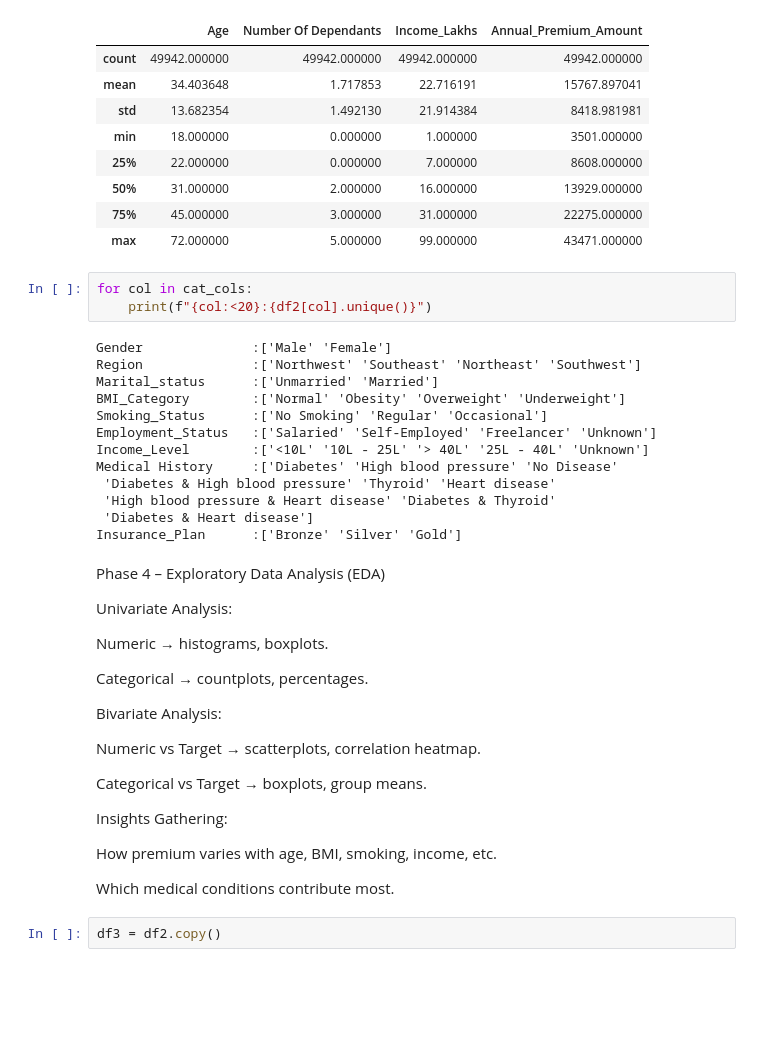
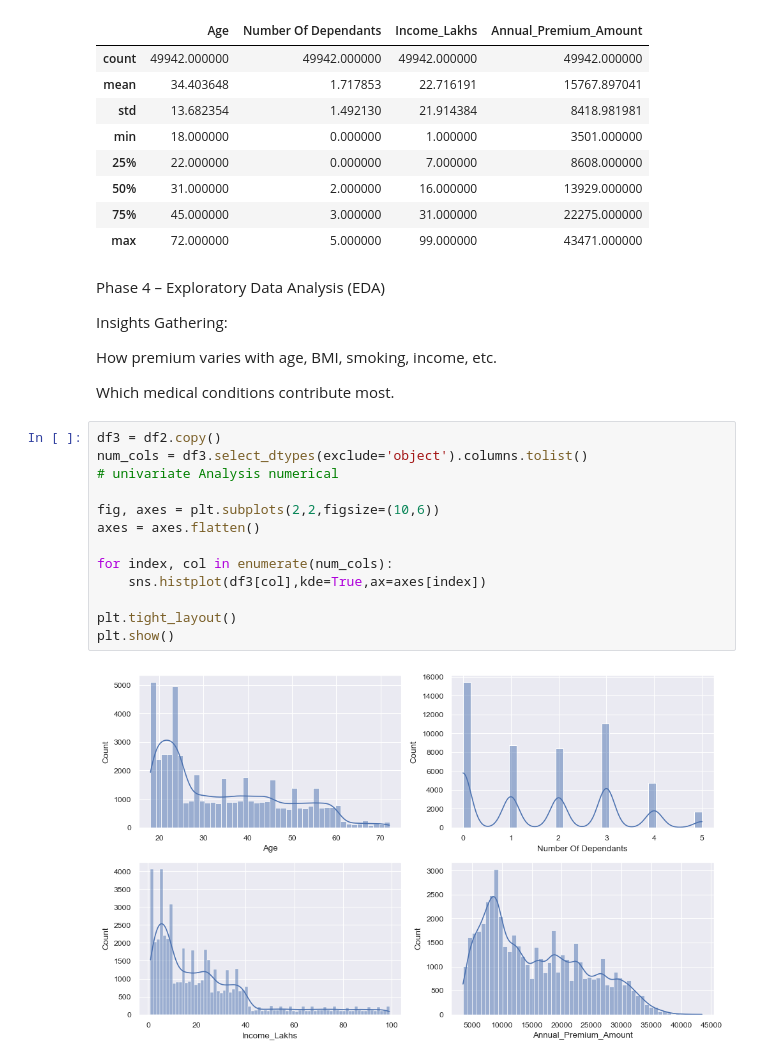
Before and after one commit to francis-rf/healthcare-premium-prediction, a Jupyter notebook: Healthcare_premium.ipynb, the cells around one changed output. Saved outputs shown, nothing was run; the diff lists cells and outputs as text; blank space fills up the shorter version.

```diff
--- a/Healthcare_premium.ipynb
+++ b/Healthcare_premium.ipynb
@@ -151,36 +138,10 @@ df2.describe()
 | 50% | 31.000000 | 2.000000 | 16.000000 | 13929.000000 |
 | 75% | 45.000000 | 3.000000 | 31.000000 | 22275.000000 |
 | max | 72.000000 | 5.000000 | 99.000000 | 43471.000000 |
-# %%
-for col in cat_cols:
-    print(f"{col:<20}:{df2[col].unique()}")
-# %% [output]
-Gender              :['Male' 'Female']
-Region              :['Northwest' 'Southeast' 'Northeast' 'Southwest']
-Marital_status      :['Unmarried' 'Married']
-BMI_Category        :['Normal' 'Obesity' 'Overweight' 'Underweight']
-Smoking_Status      :['No Smoking' 'Regular' 'Occasional']
-Employment_Status   :['Salaried' 'Self-Employed' 'Freelancer' 'Unknown']
-Income_Level        :['<10L' '10L - 25L' '> 40L' '25L - 40L' 'Unknown']
-Medical History     :['Diabetes' 'High blood pressure' 'No Disease'
- 'Diabetes & High blood pressure' 'Thyroid' 'Heart disease'
- 'High blood pressure & Heart disease' 'Diabetes & Thyroid'
- 'Diabetes & Heart disease']
-Insurance_Plan      :['Bronze' 'Silver' 'Gold']
 # %% [markdown]
 Phase 4 – Exploratory Data Analysis (EDA)
 
-Univariate Analysis:
 
-Numeric → histograms, boxplots.
-
-Categorical → countplots, percentages.
-
-Bivariate Analysis:
-
-Numeric vs Target → scatterplots, correlation heatmap.
-
-Categorical vs Target → boxplots, group means.
 
 Insights Gathering:
 
@@ -189,3 +150,16 @@ How premium varies with age, BMI, smoking, income, etc.
 Which medical conditions contribute most.
 # %%
 df3 = df2.copy()
+num_cols = df3.select_dtypes(exclude='object').columns.tolist()
+# univariate Analysis numerical
+
+fig, axes = plt.subplots(2,2,figsize=(10,6))
+axes = axes.flatten()
+
+for index, col in enumerate(num_cols):
+    sns.histplot(df3[col],kde=True,ax=axes[index])
+
+plt.tight_layout()
+plt.show()
+# %% [output]
+[figure, added]
```
Also changed, not shown: parts of 20 cells of this notebook, 1 other file.
